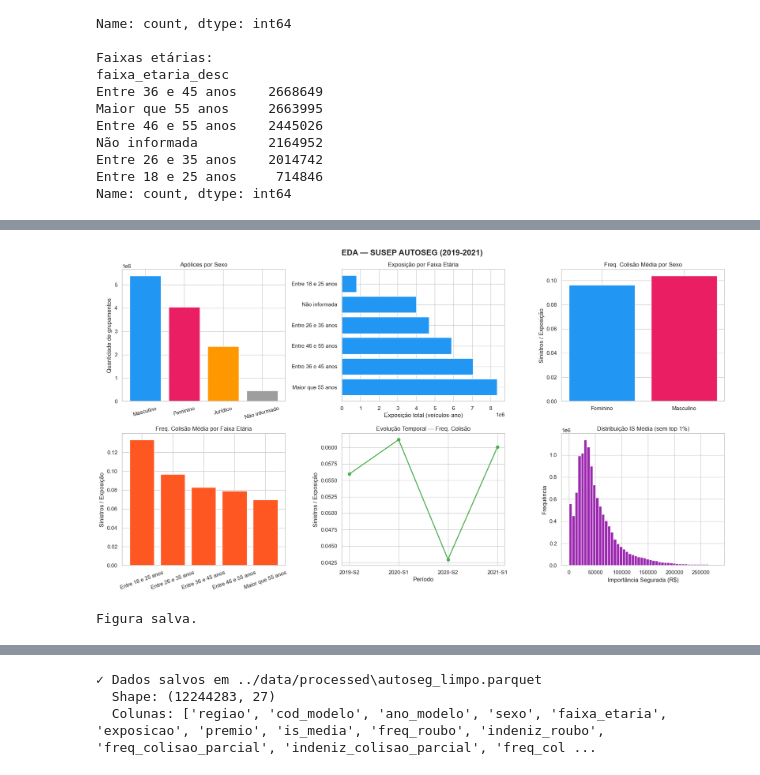
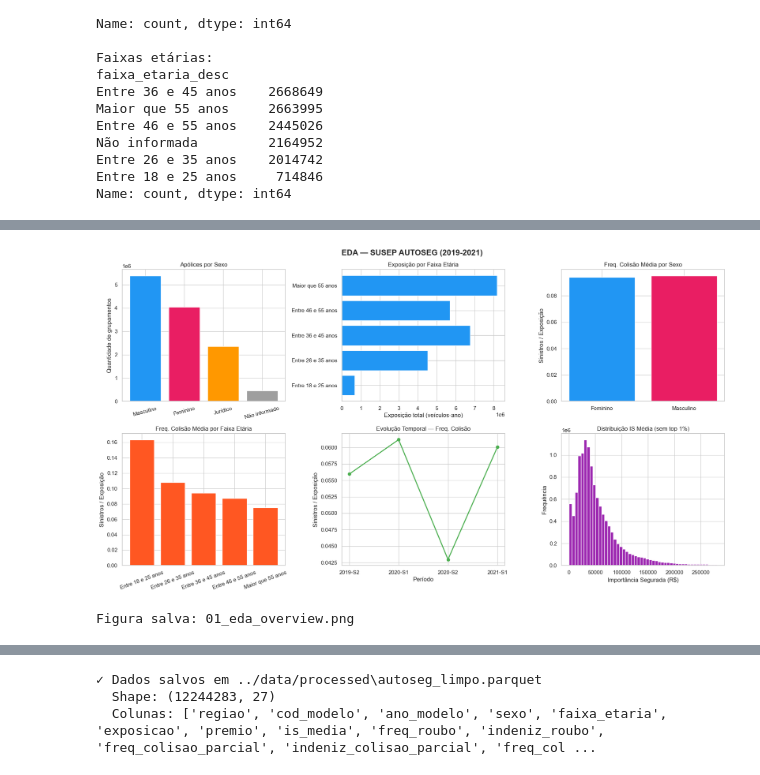
Before and after one commit to arthurpmotta02/insurance-pricing-susep, a Jupyter notebook: notebooks/01_eda.ipynb, the cells around one changed output, grey strips where cells are left out. Drawn from its saved outputs; the diff is of its cells as text; code cells hidden in the pictures.

Commit message:
feat: EDA multi-cobertura (colisão/roubo/incêndio), loss ratio regional, feature engineering expandido

```diff
--- a/notebooks/01_eda.ipynb
+++ b/notebooks/01_eda.ipynb
@@ -101,25 +64,20 @@ dtype: object
 # %%
 # ============================================================
-# 3. CONVERSÃO DE TIPOS E RENOMEAÇÃO DE COLUNAS
+# 2. CONVERSÃO DE TIPOS E RENOMEAÇÃO DE COLUNAS
 # ============================================================
 
 def converter_decimal_br(series):
-    """Converte string com vírgula decimal (padrão BR) para float."""
     return (series.astype(str)
                   .str.replace('.', '', regex=False)
                   .str.replace(',', '.', regex=False)
                   .pipe(pd.to_numeric, errors='coerce'))
 
-# Colunas numéricas lidas como string por usar vírgula como decimal
 colunas_float = ['EXPOSICAO1', 'PREMIO1', 'IS_MEDIA',
-                 'INDENIZ1', 'INDENIZ2', 'INDENIZ3',
-                 'INDENIZ4', 'INDENIZ9']
+                 'INDENIZ1', 'INDENIZ2', 'INDENIZ3', 'INDENIZ4', 'INDENIZ9']
 
 for col in colunas_float:
     df[col] = converter_decimal_br(df[col])
 
-# Renomear colunas com nomes descritivos
-# Fonte: DEFINICOES_AUTOSEG.pdf
 df = df.rename(columns={
     'EXPOSICAO1':  'exposicao',
     'PREMIO1':     'premio',
@@ -141,7 +99,6 @@ df = df.rename(columns={
     'COD_MODELO':  'cod_modelo'
 })
 
-# Remover colunas não utilizadas (documentadas como vazias no AUTOSEG)
 df = df.drop(columns=['EXPOSICAO2', 'PREMIO2', 'ENVIO', 'COD_TARIF'])
 
 print("Conversão concluída.")
@@ -242,6 +265,6 @@ Estatísticas básicas:
 # %%
 # ============================================================
-# 6. VISUALIZAÇÕES EDA
+# 6. VISUALIZAÇÃO — EDA OVERVIEW
 # ============================================================
 
 fig, axes = plt.subplots(2, 3, figsize=(18, 10))
@@ -258,54 +281,48 @@ ax1.tick_params(axis='x', rotation=15)
 
 # 2. Exposição por faixa etária
 ax2 = axes[0, 1]
-idade_counts = df.groupby('faixa_etaria_desc')['exposicao'].sum().sort_values(ascending=False)
-ax2.barh(idade_counts.index, idade_counts.values, color='#2196F3')
+idade_exp = df_pf.groupby('faixa_etaria_desc')['exposicao'].sum().reindex(ordem_idades)
+ax2.barh(idade_exp.index, idade_exp.values, color='#2196F3')
 ax2.set_title('Exposição por Faixa Etária')
 ax2.set_xlabel('Exposição total (veículos-ano)')
 
-# 3. Frequência de colisão por sexo (PF apenas)
+# 3. Frequência de colisão por sexo
 ax3 = axes[0, 2]
-df_pf = df[df['sexo'].isin(['M', 'F'])].copy()
-df_pf['freq_colisao_rel'] = df_pf['freq_colisao'] / df_pf['exposicao']
 freq_sexo = df_pf.groupby('sexo_desc')['freq_colisao_rel'].mean()
 ax3.bar(freq_sexo.index, freq_sexo.values, color=['#2196F3','#E91E63'])
 ax3.set_title('Freq. Colisão Média por Sexo')
 ax3.set_ylabel('Sinistros / Exposição')
 
 # 4. Frequência de colisão por faixa etária
 ax4 = axes[1, 0]
-ordem_idades = ['Entre 18 e 25 anos','Entre 26 e 35 anos',
-                'Entre 36 e 45 anos','Entre 46 e 55 anos','Maior que 55 anos']
-df_idades = df[df['faixa_etaria'] > 0].copy()
-df_idades['freq_colisao_rel'] = df_idades['freq_colisao'] / df_idades['exposicao']
-freq_idade = df_idades.groupby('faixa_etaria_desc')['freq_colisao_rel'].mean().reindex(ordem_idades)
+freq_idade = df_pf.groupby('faixa_etaria_desc')['freq_colisao_rel'].mean().reindex(ordem_idades)
 ax4.bar(freq_idade.index, freq_idade.values, color='#FF5722')
 ax4.set_title('Freq. Colisão Média por Faixa Etária')
 ax4.set_ylabel('Sinistros / Exposição')
 ax4.tick_params(axis='x', rotation=20)
 
-# 5. Evolução temporal
+# 5. Evolução temporal colisão
 ax5 = axes[1, 1]
 freq_tempo = df.groupby('periodo').apply(
     lambda x: x['freq_colisao'].sum() / x['exposicao'].sum()
 ).sort_index()
 ax5.plot(freq_tempo.index, freq_tempo.values, marker='o', color='#4CAF50', linewidth=2)
 ax5.set_title('Evolução Temporal — Freq. Colisão')
 ax5.set_ylabel('Sinistros / Exposição')
 ax5.set_xlabel('Período')
 
 # 6. Distribuição IS Média
 ax6 = axes[1, 2]
 is_filtrado = df[df['is_media'] < df['is_media'].quantile(0.99)]['is_media']
 ax6.hist(is_filtrado, bins=50, color='#9C27B0', edgecolor='white')
 ax6.set_title('Distribuição IS Média (sem top 1%)')
 ax6.set_xlabel('Importância Segurada (R$)')
 ax6.set_ylabel('Frequência')
 
 plt.tight_layout()
 plt.savefig(os.path.join(FIGURES_PATH, '01_eda_overview.png'), dpi=150, bbox_inches='tight')
 plt.show()
-print("Figura salva.")
+print("Figura salva: 01_eda_overview.png")
 # %% [output]
-[figure, old version]
+[figure, new version]
-Figura salva.
+Figura salva: 01_eda_overview.png
```
Also changed, not shown: parts of 11 cells of this notebook, 6 other files.
